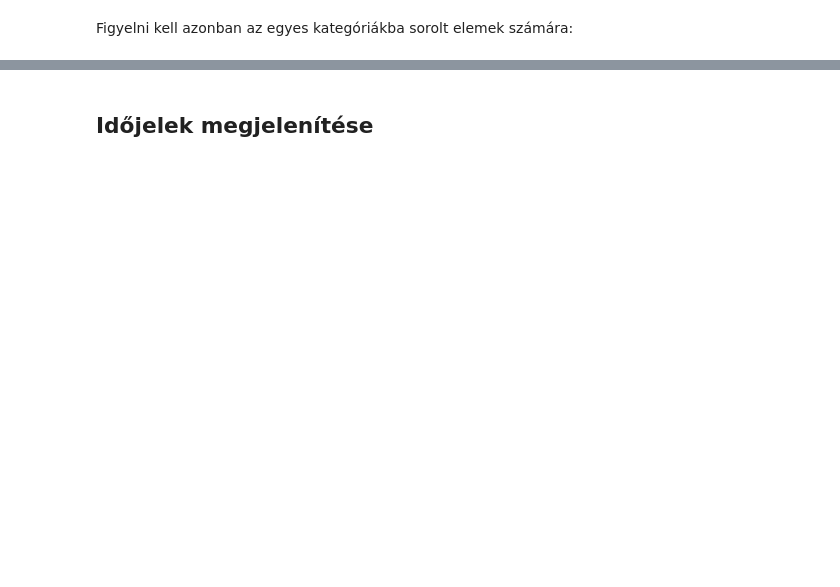
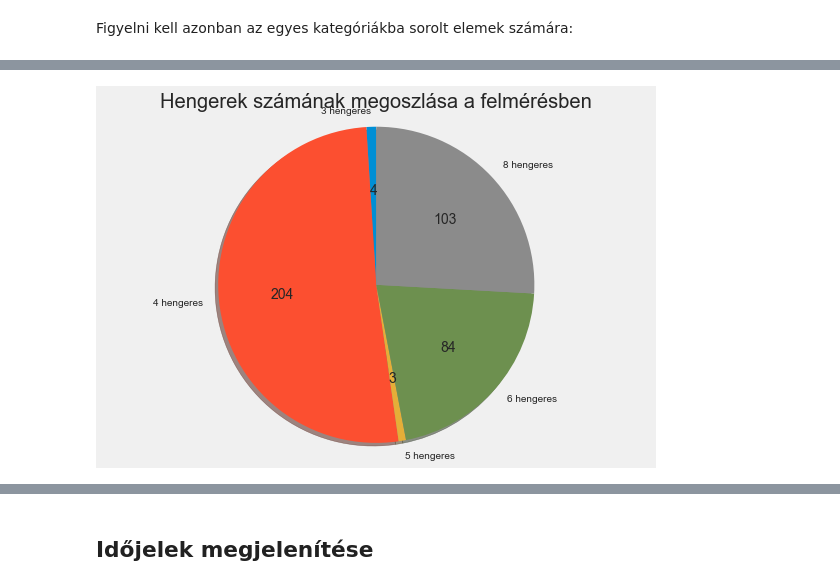
Before and after one commit to mizsakpeti/python-plotting-eCon, a Jupyter notebook: jupyter-notebooks/03_Matplotlib/031_MatPlotLib_PlotTypes.ipynb, the cells around one changed output, grey strips where cells are left out. Drawn from its saved outputs; the diff is of its cells as text; code cells hidden in the pictures; blank space fills up the shorter version.

```diff
--- a/jupyter-notebooks/03_Matplotlib/031_MatPlotLib_PlotTypes.ipynb
+++ b/jupyter-notebooks/03_Matplotlib/031_MatPlotLib_PlotTypes.ipynb
@@ -284,13 +349,13 @@ plt.show()
 # %%
-'''
-Felirat értékkel, cím.
-'''
+# Felirat értékkel, cím.
 
 fig, ax = plt.subplots()
 ax.pie(counter, labels=labels, shadow=True, startangle=90,
        autopct=lambda p: '{:.0f}'.format(p * sum(counter) / 100))
 ax.axis('equal')
 ax.set_title('Hengerek számának megoszlása a felmérésben')
 plt.tight_layout()
 plt.show()
+# %% [output]
+[figure, added]
 # %%
```
Also changed, not shown: parts of 32 cells of this notebook, 6 other files.
